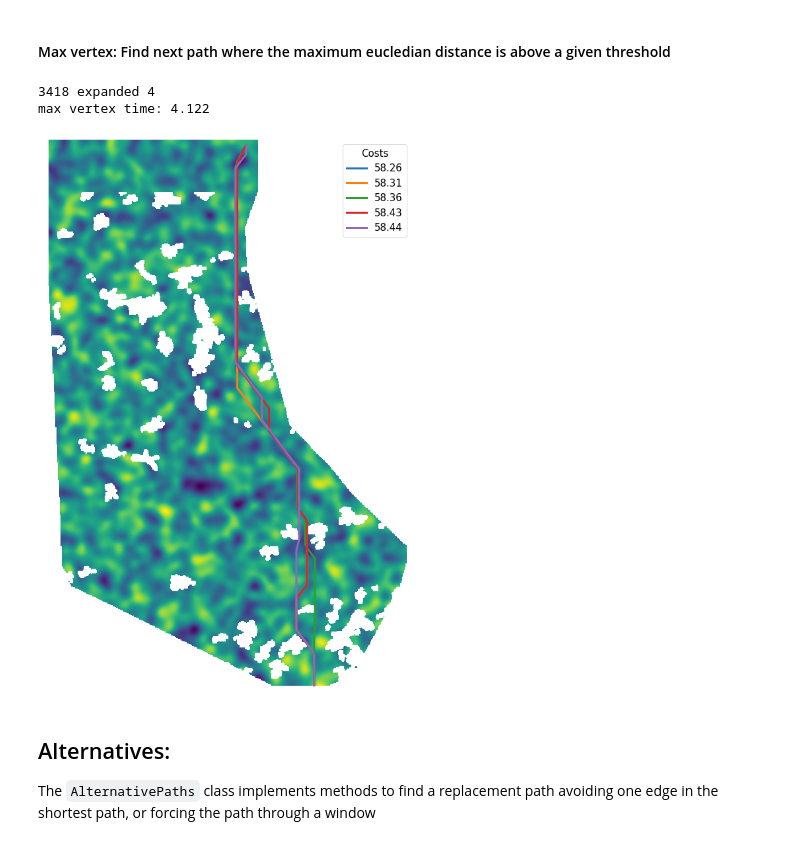
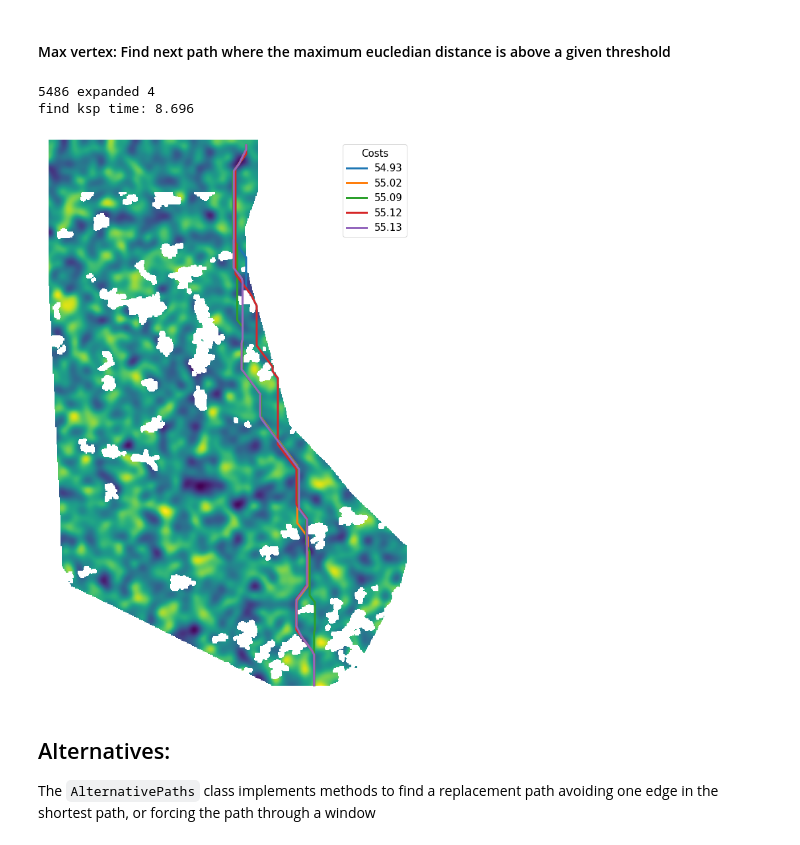
Before and after one commit to NinaWie/PowerPlanner, a Jupyter notebook: demo.ipynb, the cells around one changed output. Cells and saved outputs as stored; diff of their text form; code cells hidden in the pictures.

```diff
--- a/demo.ipynb
+++ b/demo.ipynb
@@ -114,7 +127,7 @@ plt.imshow(instance_corr)
 # %% [markdown]
 ### Initialize graph
 # %%
-graph = graphs.ImplicitLG(instance, instance_corr)
+graph = graphs.ImplicitLG(instance, instance_corr, edge_instance=edge_inst)
 # %% [markdown]
 ### Single shortest path
 
@@ -215,12 +251,12 @@ Laplace KSP time: 0.773
 # %% [markdown]
 #### Max vertex: Find next path where the maximum eucledian distance is above a given threshold
 # %%
-out_max_vertex = ksp.max_vertex_ksp(5)
+out_max_vertex = ksp.find_ksp(5, 10)
 plot_k_sp(out_max_vertex, graph.instance)
 # %% [output]
-3418 expanded 4
-max vertex time: 4.122
+5486 expanded 4
+find ksp time: 8.696
-[figure, old version]
+[figure, new version]
 # %% [markdown]
 ## Alternatives:
 
```
Also changed, not shown: parts of 10 cells of this notebook, 6 other files.
